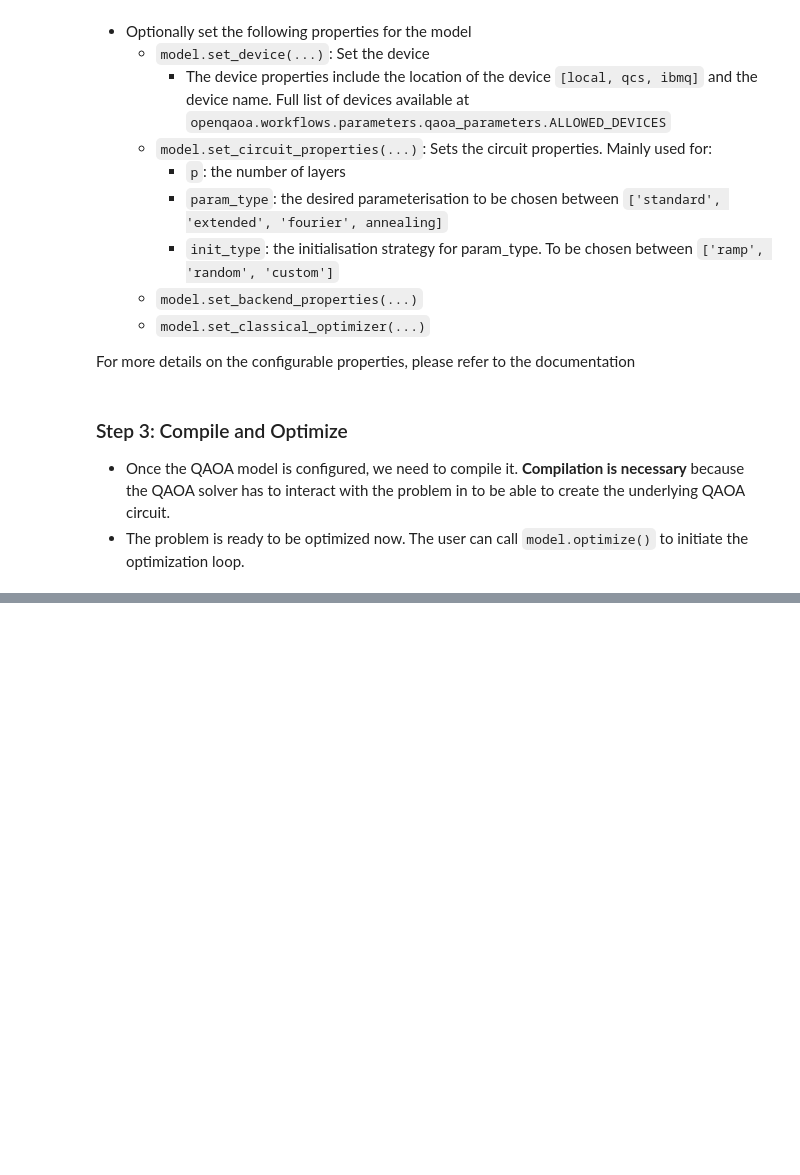
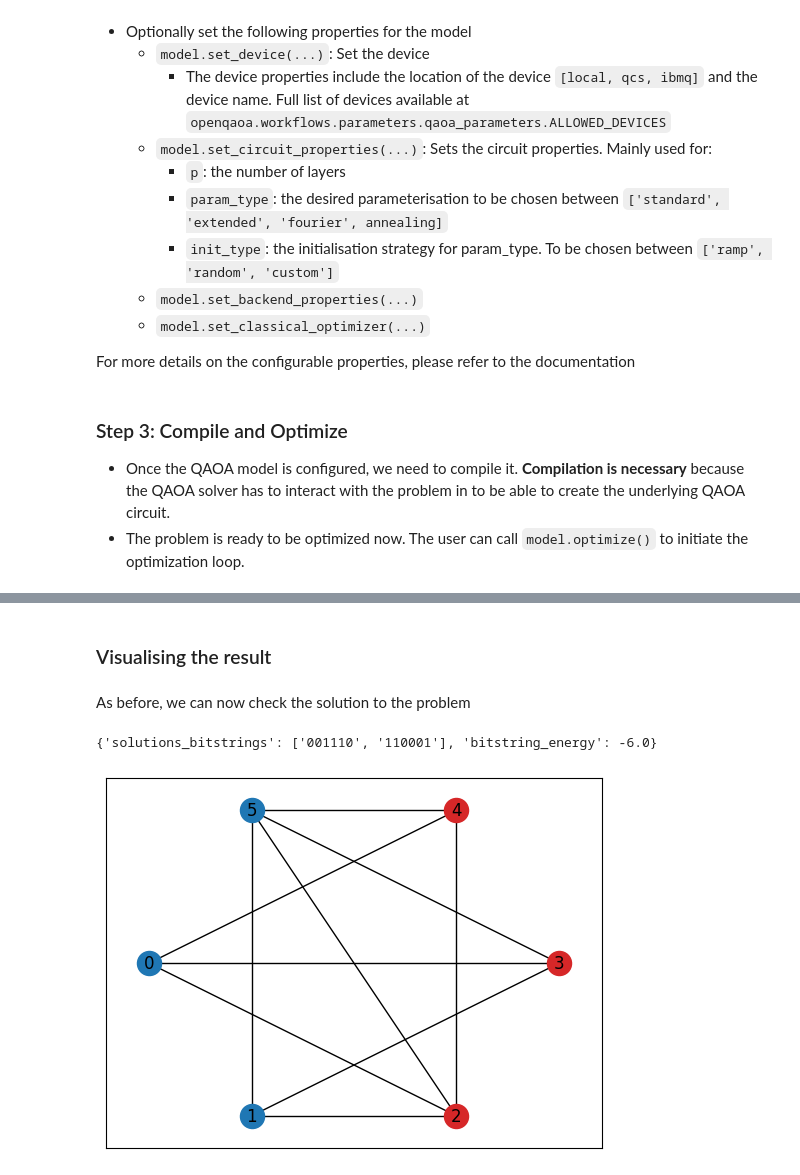
Before and after one commit to entropicalabs/openqaoa, a Jupyter notebook: examples/01_workflows_example.ipynb, the cells around one changed output, grey strips where cells are left out. Saved outputs shown, nothing was run; the diff lists cells and outputs as text; code cells hidden in the pictures; blank space fills up the shorter version.

```diff
--- a/examples/01_workflows_example.ipynb
+++ b/examples/01_workflows_example.ipynb
@@ -204,0 +181,20 @@ q0_5: ┤ H ├─────────────────────
+# %% [markdown]
+### Visualising the result
+# %% [markdown]
+As before, we can now check the solution to the problem
+# %%
+q.result.most_probable_states
+# %% [output]
+{'solutions_bitstrings': ['001110', '110001'], 'bitstring_energy': -6.0}
+# %%
+#plot the solution on graph
+oq_solution  = q.result.most_probable_states['solutions_bitstrings']
+
+
+nx.draw_networkx_nodes(g, positions, nodelist=[idx for idx,bit in enumerate(oq_solution[0]) if bit == '1'], node_color="tab:red")
+nx.draw_networkx_nodes(g, positions, nodelist=[idx for idx,bit in enumerate(configuration[0]) if bit == '0'], node_color="tab:blue")
+nx.draw_networkx_edges(g, positions)
+nx.draw_networkx_labels(g, positions)
+plt.show()
+# %% [output]
+[figure, added]
```
Also changed, not shown: parts of 18 cells of this notebook.
